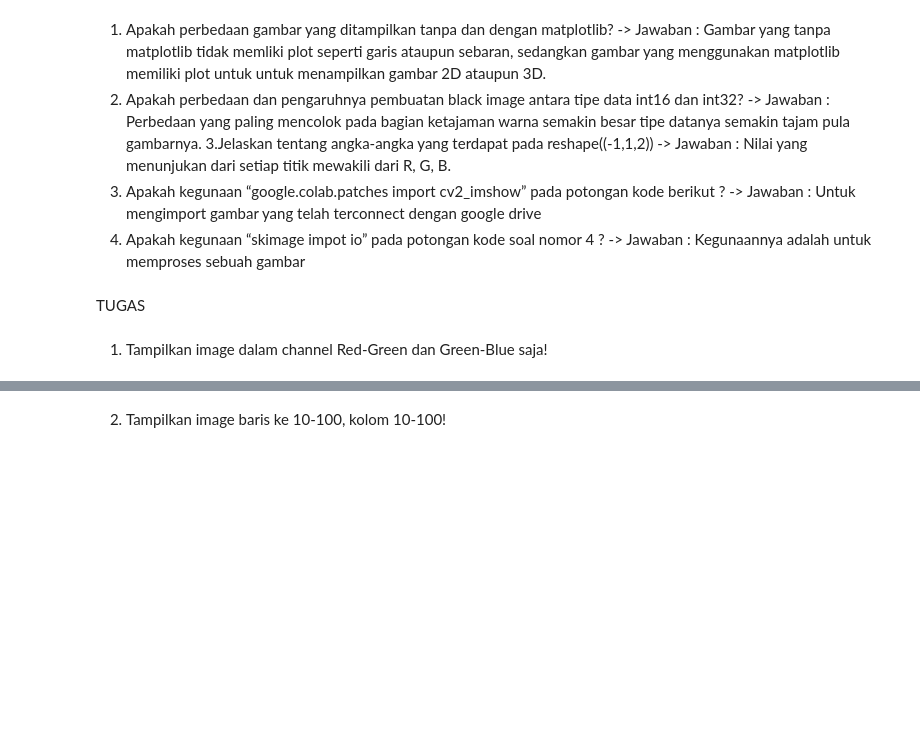
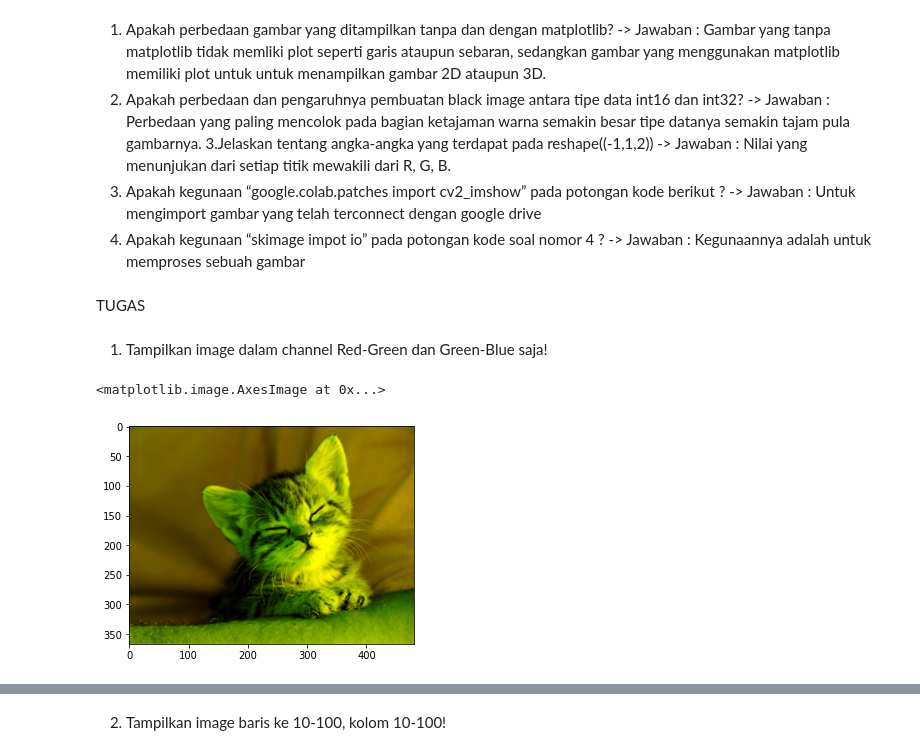
Before and after one commit to gilangwahyuhida/PCVK-2021, a Jupyter notebook: Week2.ipynb, the cells around one changed output, grey strips where cells are left out. Drawn from its saved outputs; the diff is of its cells as text; code cells hidden in the pictures; blank space fills up the shorter version.

```diff
--- a/Week2.ipynb
+++ b/Week2.ipynb
@@ -144,3 +144,11 @@ berikut ?
 TUGAS
 # %% [markdown]
 1. Tampilkan image dalam channel Red-Green dan Green-Blue saja!
+# %%
+# Red-Green
+img_rg = img.copy()
+img_rg[:,:,2] = 0
+plt.imshow(img_rg)
+# %% [output]
+<matplotlib.image.AxesImage at 0x...>
+[figure, added]
```
Also changed, not shown: parts of 6 cells of this notebook.
